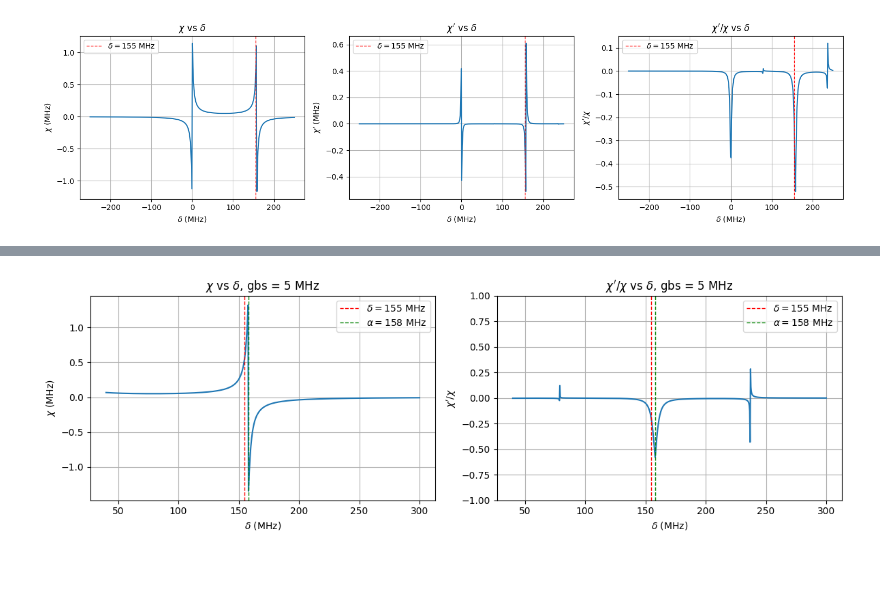
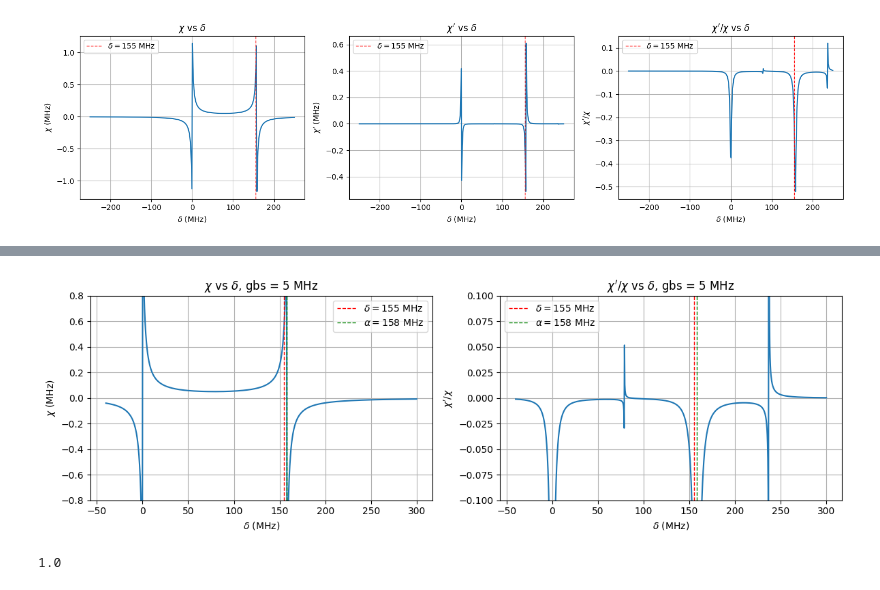
Before and after one commit to TunmayGerg/quantum-simulation-code, a Jupyter notebook: Optimal control/dchi_static.ipynb, the cells around one changed output, grey strips where cells are left out. Drawn from its saved outputs; the diff is of its cells as text; code cells hidden in the pictures.

```diff
--- a/Optimal control/dchi_static.ipynb
+++ b/Optimal control/dchi_static.ipynb
@@ -134,6 +154,6 @@ np.float64(0.05224565796681159)
 # %%
 # Zoomed in: chi and chi'/chi vs delta (MHz), linear spacing
-delta_MHz_zoom = np.linspace(40, 300, 800)
+delta_MHz_zoom = np.linspace(-40, 300, 1000)
 delta_zoom = delta_MHz_zoom * 2 * np.pi
 
 gbs_fixed = 1.0 * 2 * np.pi       # g = 2 MHz in angular units
@@ -165,28 +185,34 @@ for i, delta in enumerate(delta_zoom):
 delta_MHz_plot = np.array(delta_MHz_plot)
 chi_zoom = np.array(chi_zoom)
 chi_prime_over_chi_zoom = np.array(chi_prime_over_chi_zoom)
-
-fig, axes = plt.subplots(1, 2, figsize=(12, 4))
-
-axes[0].plot(delta_MHz_plot, chi_zoom)
-axes[0].axvline(155, color='r', linestyle='--', linewidth=1, label=rf'$\delta={155}$ MHz')
-axes[0].axvline(158, color='g', linestyle='--', linewidth=1, label=rf'$\alpha={158}$ MHz')
-axes[0].set_xlabel(r'$\delta$ (MHz)')
-axes[0].set_ylabel(r'$\chi$ (MHz)')
-axes[0].set_title(r'$\chi$ vs $\delta$, gbs = 5 MHz')
-axes[0].legend(); axes[0].grid(True)
-
-axes[1].plot(delta_MHz_plot, chi_prime_over_chi_zoom)
-axes[1].axvline(155, color='r', linestyle='--', linewidth=1, label=rf'$\delta={155}$ MHz')
-axes[1].axvline(158, color='g', linestyle='--', linewidth=1, label=rf'$\alpha={158}$ MHz')
-axes[1].set_xlabel(r'$\delta$ (MHz)')
-axes[1].set_ylabel(r"$\chi'/\chi$")
-axes[1].set_title(r"$\chi'/\chi$ vs $\delta$, gbs = 5 MHz")
-axes[1].set_ylim(-1, 1)
-axes[1].legend(); axes[1].grid(True)
-
-plt.tight_layout()
-plt.show()
-# %% [output]
-[figure, removed]
+# %%
+fig, axes = plt.subplots(1, 2, figsize=(12, 4))
+
+axes[0].plot(delta_MHz_plot, chi_zoom)
+axes[0].axvline(155, color='r', linestyle='--', linewidth=1, label=rf'$\delta={155}$ MHz')
+axes[0].axvline(158, color='g', linestyle='--', linewidth=1, label=rf'$\alpha={158}$ MHz')
+axes[0].set_xlabel(r'$\delta$ (MHz)')
+axes[0].set_ylabel(r'$\chi$ (MHz)')
+axes[0].set_title(r'$\chi$ vs $\delta$, gbs = 5 MHz')
+axes[0].set_ylim(-0.8, 0.8)
+axes[0].legend(); axes[0].grid(True)
+
+axes[1].plot(delta_MHz_plot, chi_prime_over_chi_zoom)
+axes[1].axvline(155, color='r', linestyle='--', linewidth=1, label=rf'$\delta={155}$ MHz')
+axes[1].axvline(158, color='g', linestyle='--', linewidth=1, label=rf'$\alpha={158}$ MHz')
+axes[1].set_xlabel(r'$\delta$ (MHz)')
+axes[1].set_ylabel(r"$\chi'/\chi$")
+axes[1].set_title(r"$\chi'/\chi$ vs $\delta$, gbs = 5 MHz")
+axes[1].set_ylim(-0.1, 0.1)
+axes[1].legend(); axes[1].grid(True)
+
+plt.tight_layout()
+plt.show()
+# %% [output]
+[figure, added]
+# %%
+(np.pi / (2 * 84 * 10**(-9)))/(2*np.pi)
+np.pi / (0.5 * 2 * np.pi)
+# %% [output]
+1.0
 # %%
```
Also changed, not shown: parts of 5 cells of this notebook, 2 other files.
